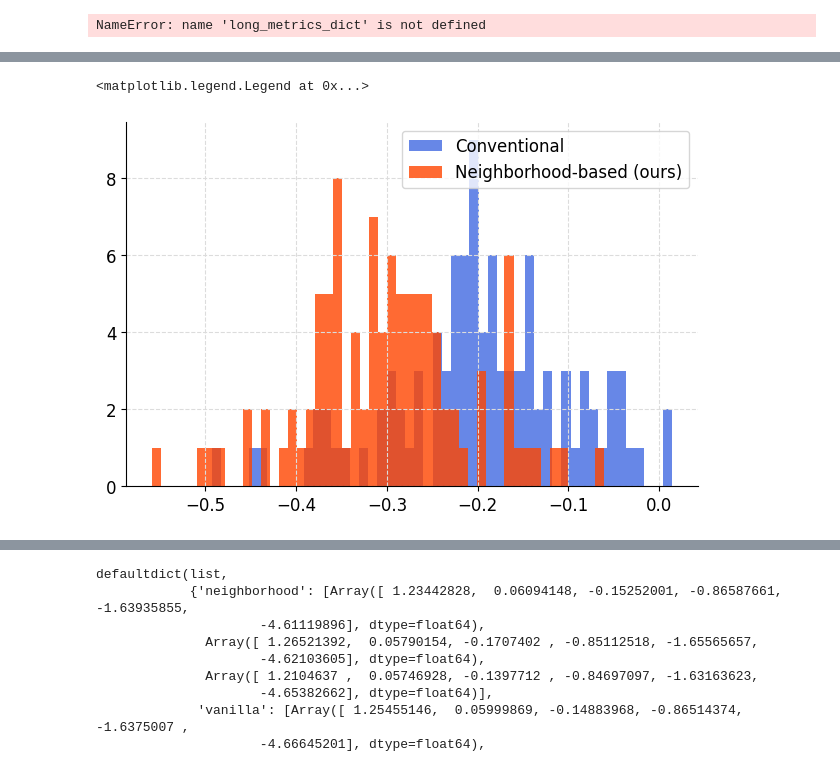
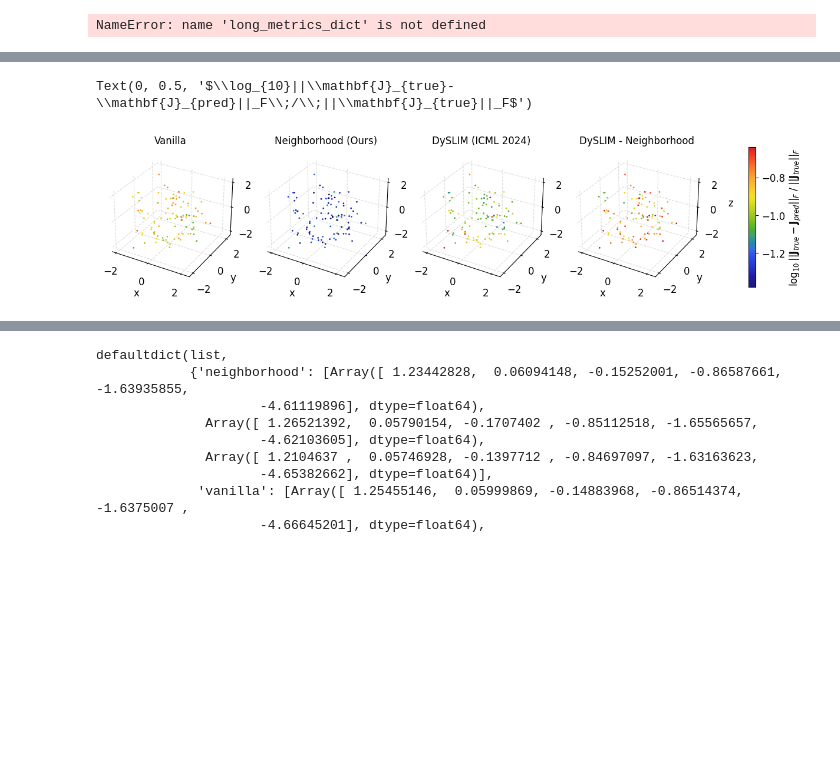
Before and after one commit to Jhko725/sandbox, a Jupyter notebook: notebooks/evaluation/lorenz96_eval.ipynb, the cells around one changed output, grey strips where cells are left out. Cells and saved outputs as stored; diff of their text form; code cells hidden in the pictures; blank space fills up the shorter version.

```diff
--- a/notebooks/evaluation/lorenz96_eval.ipynb
+++ b/notebooks/evaluation/lorenz96_eval.ipynb
@@ -95,6 +108,6 @@ LABEL_DICT = dict(
 # %%
 downsample = 2
-noise = 0.0
+noise = 0.05
 
 datadir = Path("../../data")
 
@@ -243,18 +352,18 @@ for exp_type in tqdm(EXP_TYPES):
 # %%
 fig = colored_scatterplot(
-    [dataset_test.u[:, 0, 0::2].T] * len(EXP_TYPES),
-    [jac_logerr_dict[exp_type] for exp_type in EXP_TYPES],
-    figsize=(10, 6),
+    [dataset_test.u[:, 0, :3].T] * len(EXP_TYPES),
+    [rhs_logerr_dict[exp_type] for exp_type in EXP_TYPES],
+    figsize=(12, 8),
     s=1,
     cmap=cc.cm.rainbow4,
     alpha=0.9,
-    colorbar_shrink=0.5,
-    horizontal=False,
+    colorbar_pad=0.05,
+    colorbar_shrink=0.3,
 )
 for i, exp_type in enumerate(EXP_TYPES):
     fig.axes[i].set_title(LABEL_DICT[exp_type], fontsize="medium")
-    set_labels(fig.axes[i], ["$x_1$", "$x_2$", "$x_3$"])
+    set_labels(fig.axes[i], ["x", "y", "z"])
 fig.axes[-1].set_ylabel(
-    r"$\log_{10}||\mathbf{J}_{true}-\mathbf{J}_{pred}||_F\;/\;||\mathbf{J}_{true}||_F$"
+    r"$\log_{10}||\mathbf{f}_{true}-\mathbf{f}_{pred}||_F\;/\;||\mathbf{f}_{true}||_F$"
 )
 # %% [output]
@@ -280,14 +399,20 @@ NameError: name 'jac_logerr_dict' is not defined
 # %%
-fig, ax = plt.subplots(1, 1, figsize=(6, 4))
-for exp_type, log_err in jac_logerr_dict.items():
-    ax.hist(
-        log_err,
-        bins=50,
-        label=LABEL_DICT[exp_type],
-        color=COLOR_DICT[exp_type],
-        alpha=0.8,
-    )
-ax.legend()
+fig = colored_scatterplot(
+    [dataset_test.u[:, 0, :3].T] * len(EXP_TYPES),
+    [jac_logerr_dict[exp_type] for exp_type in EXP_TYPES],
+    figsize=(12, 8),
+    s=1,
+    cmap=cc.cm.rainbow4,
+    alpha=0.9,
+    colorbar_pad=0.05,
+    colorbar_shrink=0.3,
+)
+for i, exp_type in enumerate(EXP_TYPES):
+    fig.axes[i].set_title(LABEL_DICT[exp_type], fontsize="medium")
+    set_labels(fig.axes[i], ["x", "y", "z"])
+fig.axes[-1].set_ylabel(
+    r"$\log_{10}||\mathbf{J}_{true}-\mathbf{J}_{pred}||_F\;/\;||\mathbf{J}_{true}||_F$"
+)
 # %% [output]
-<matplotlib.legend.Legend at 0x...>
+Text(0, 0.5, '$\\log_{10}||\\mathbf{J}_{true}-\\mathbf{J}_{pred}||_F\\;/\\;||\\mathbf{J}_{true}||_F$')
-[figure, old version]
+[figure, new version]
```
Also changed, not shown: parts of 11 cells of this notebook, 5 other files.
